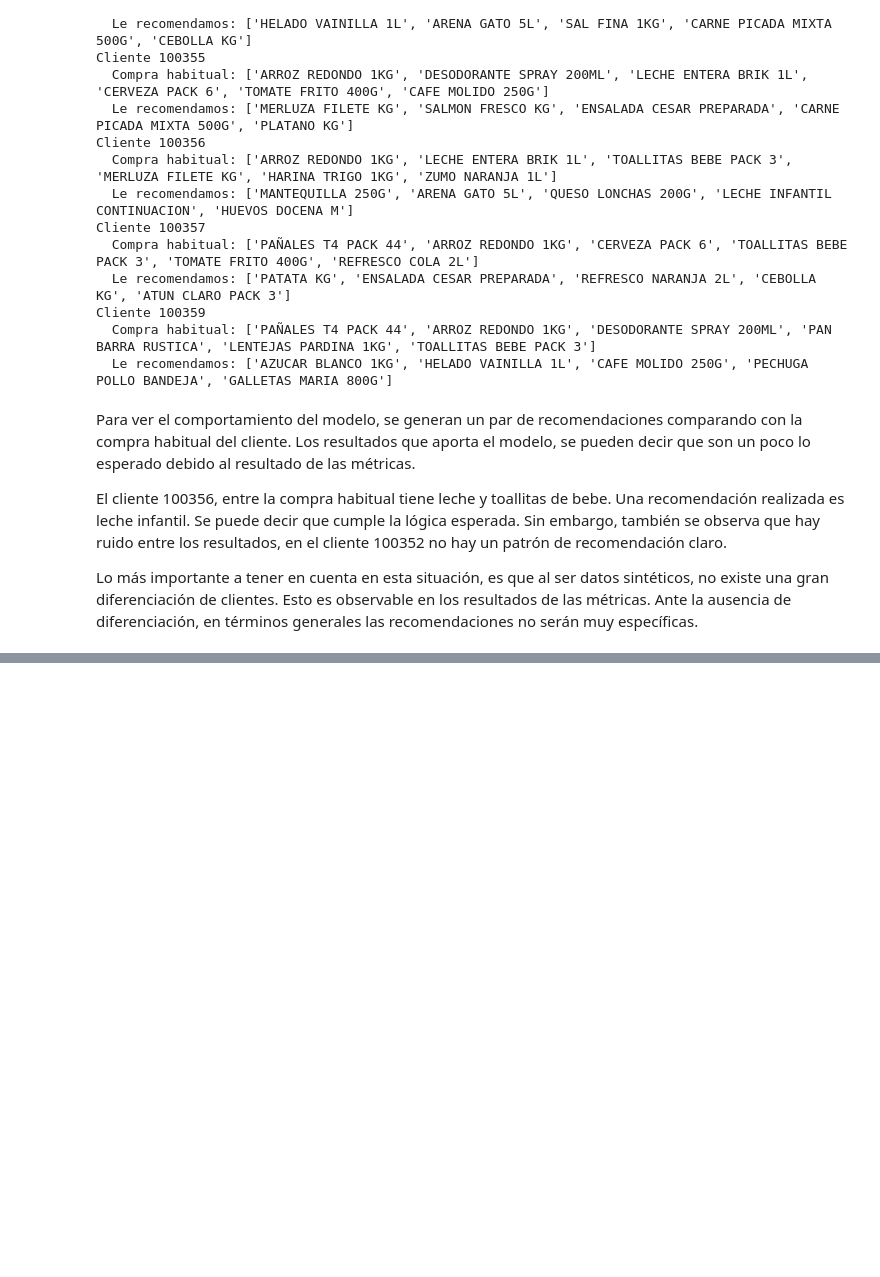
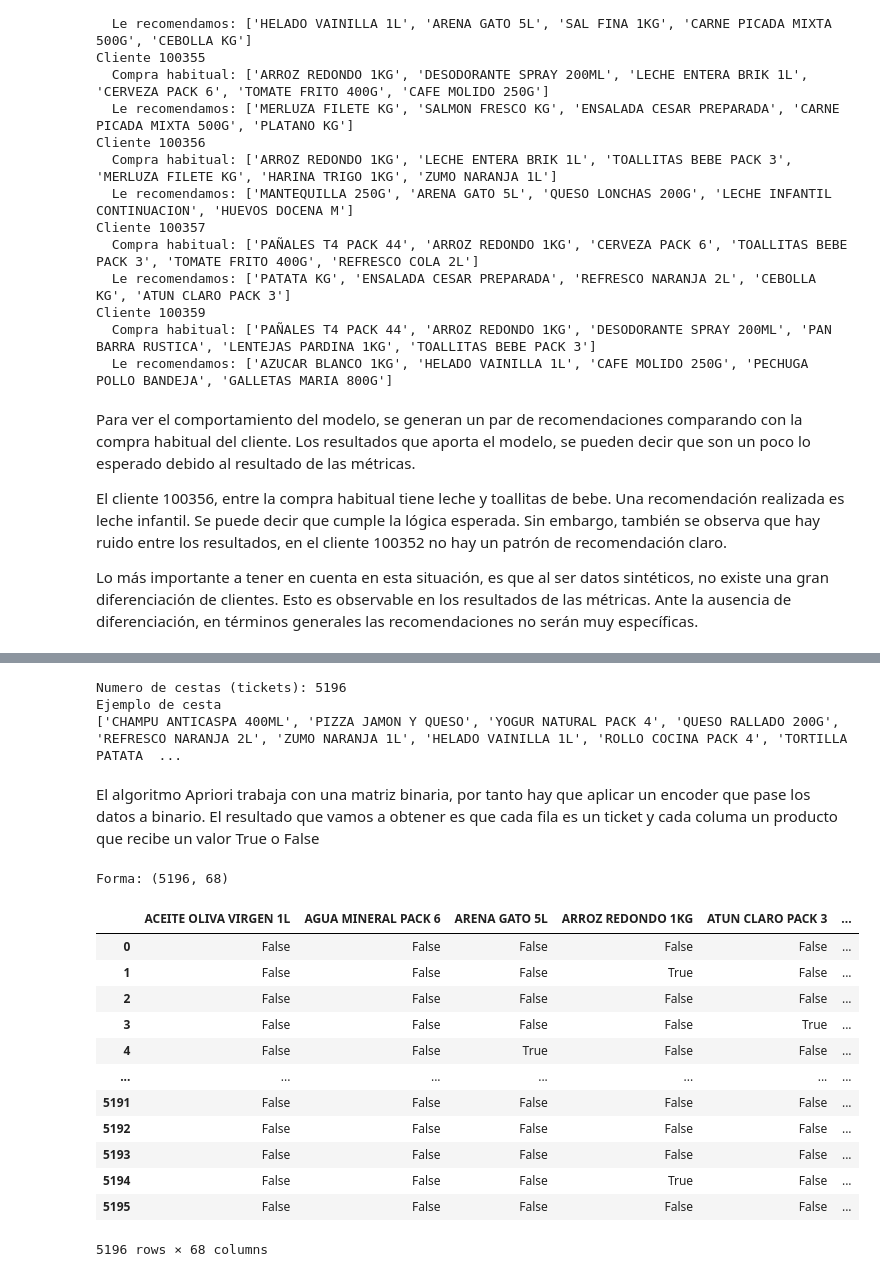
Before and after one commit to ivanfondo/Portafolio-Data-Science-Python, a Jupyter notebook: SistemaRecomendacionHibrido/SistemaHibrido.ipynb, the cells around one changed output, grey strips where cells are left out. Cells and saved outputs as stored; diff of their text form; code cells hidden in the pictures; blank space fills up the shorter version.

```diff
--- a/SistemaRecomendacionHibrido/SistemaHibrido.ipynb
+++ b/SistemaRecomendacionHibrido/SistemaHibrido.ipynb
@@ -548,0 +554,37 @@ Lo más importante a tener en cuenta en esta situación, es que al ser datos sin
+# %%
+# Convertimos cada ticket en una lista de productos
+cestas = df.groupby('ticket_number')['product_name'].apply(list)
+
+print(f'Numero de cestas (tickets): {len(cestas)}')
+print('Ejemplo de cesta')
+print(cestas.iloc[0])
+# %% [output]
+Numero de cestas (tickets): 5196
+Ejemplo de cesta
+['CHAMPU ANTICASPA 400ML', 'PIZZA JAMON Y QUESO', 'YOGUR NATURAL PACK 4', 'QUESO RALLADO 200G', 'REFRESCO NARANJA 2L', 'ZUMO NARANJA 1L', 'HELADO VAINILLA 1L', 'ROLLO COCINA PACK 4', 'TORTILLA PATATA  ...
+# %% [markdown]
+El algoritmo Apriori trabaja con una matriz binaria, por tanto hay que aplicar un encoder que pase los datos a binario. El resultado que vamos a obtener es que cada fila es un ticket y cada columa un producto que recibe un valor True o False
+# %%
+te = TransactionEncoder() #instanciamos objeto
+te_array = te.fit_transform(cestas)
+
+# Pasamos array a DF
+cestas_binarias = pd.DataFrame(te_array, columns=te.columns_)
+
+print(f'Forma: {cestas_binarias.shape}')
+cestas_binarias
+# %% [output]
+Forma: (5196, 68)
+|  | ACEITE OLIVA VIRGEN 1L | AGUA MINERAL PACK 6 | ARENA GATO 5L | ARROZ REDONDO 1KG | ATUN CLARO PACK 3 | ... |
+| 0 | False | False | False | False | False | ... |
+| 1 | False | False | False | True | False | ... |
+| 2 | False | False | False | False | False | ... |
+| 3 | False | False | False | False | True | ... |
+| 4 | False | False | True | False | False | ... |
+| ... | ... | ... | ... | ... | ... | ... |
+| 5191 | False | False | False | False | False | ... |
+| 5192 | False | False | False | False | False | ... |
+| 5193 | False | False | False | False | False | ... |
+| 5194 | False | False | False | True | False | ... |
+| 5195 | False | False | False | False | False | ... |
+5196 rows × 68 columns
```
Also changed, not shown: parts of 8 cells of this notebook.
